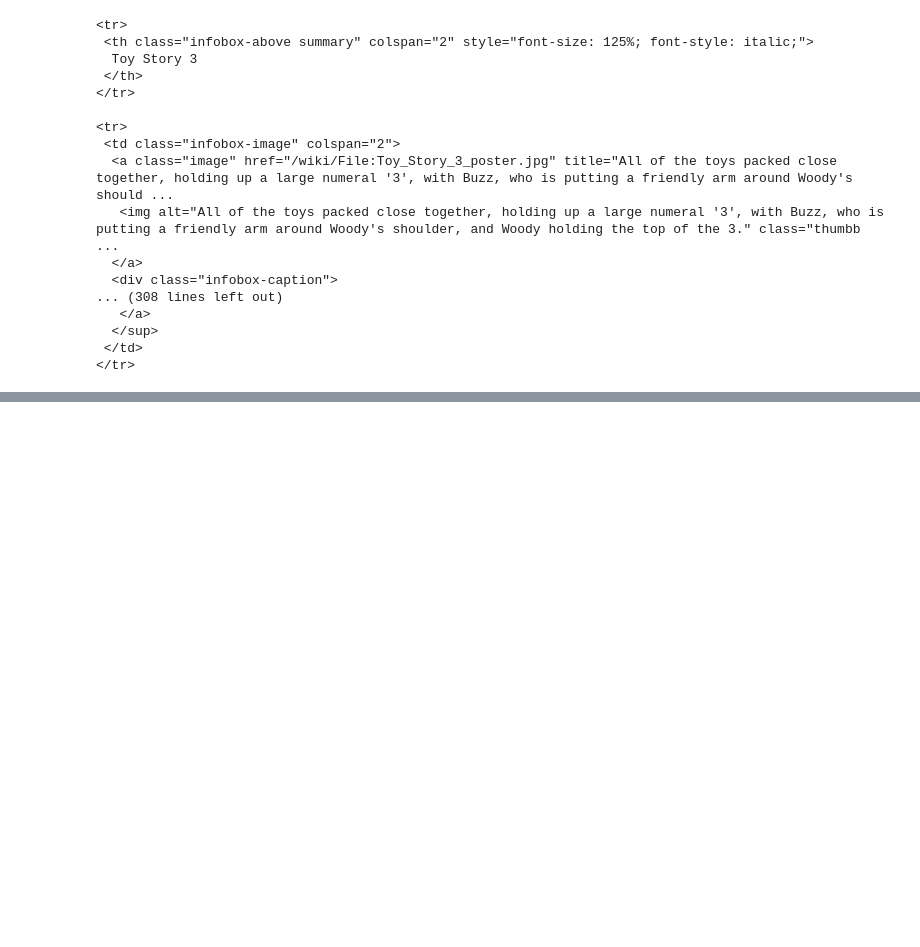
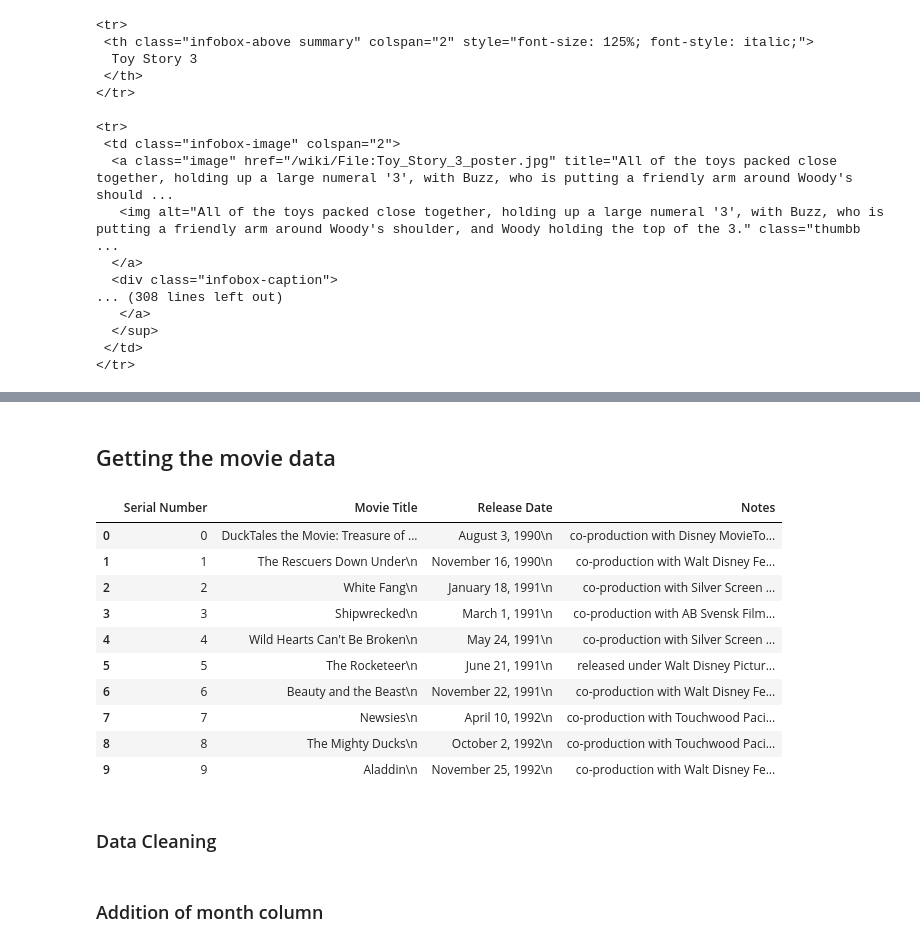
Before and after one commit to Newtanmukh/Python-projects, a Jupyter notebook: Real World Data Science/Yearwise Disney Movies Analysis.ipynb, the cells around one changed output, grey strips where cells are left out. Saved outputs shown, nothing was run; the diff lists cells and outputs as text; code cells hidden in the pictures; blank space fills up the shorter version.

```diff
--- a/Real World Data Science/Toy Story 3 Data Analysis.ipynb
+++ b/Real World Data Science/Yearwise Disney Movies Analysis.ipynb
@@ -124,0 +177,3 @@ print(movie_info)
+# %%
+movies=soup.find_all("table",attrs={"class":"wikitable sortable"})
+print(len(movies))
@@ -124,0 +184,15 @@ print(movie_info)
+# %%
+movie_links={}
+
+for index,movie in enumerate(movies):
+    if index>4 and index<9:
+        movies_in_this_year=movie.find("tbody").find_all("tr")
+        for movie in movies_in_this_year:
+            if movie.find("a"):
+                movie_title=movie.find("a")['title']
+                movie_link=movie.find("a")['href']
+                #print(movie_title)
+                movie_links[movie_title]=movie_link
+
+
+movie_links
@@ -124,0 +217,38 @@ print(movie_info)
+# %% [markdown]
+## Getting the movie data
+# %%
+columns=['Serial Number','Movie Title','Release Date','Notes']
+movie_list=pd.DataFrame(columns=columns)
+
+i=0
+
+
+
+for index,movie in enumerate(movies):
+    if index>4 and index<9:
+        movies_in_this_year=movie.find("tbody").find_all("tr")
+        for movie in movies_in_this_year:
+            row_data=movie.find_all("td")
+            if len(row_data)==3:
+                title_movie=row_data[0].get_text()
+                release_date=row_data[1].get_text()
+                if row_data[2].get_text():
+                    notes=row_data[2].get_text()
+                else:
+                    notes="N/A"
+                movie_list.loc[i]=[i,title_movie,release_date,notes]
+                i=i+1
+# %%
+movie_list.head(10)
+# %% [output]
+|  | Serial Number | Movie Title | Release Date | Notes |
+| 0 | 0 | DuckTales the Movie: Treasure of ... | August 3, 1990\n | co-production with Disney MovieTo... |
+| 1 | 1 | The Rescuers Down Under\n | November 16, 1990\n | co-production with Walt Disney Fe... |
+| 2 | 2 | White Fang\n | January 18, 1991\n | co-production with Silver Screen ... |
+| 3 | 3 | Shipwrecked\n | March 1, 1991\n | co-production with AB Svensk Film... |
+| 4 | 4 | Wild Hearts Can't Be Broken\n | May 24, 1991\n | co-production with Silver Screen ... |
+| 5 | 5 | The Rocketeer\n | June 21, 1991\n | released under Walt Disney Pictur... |
+| 6 | 6 | Beauty and the Beast\n | November 22, 1991\n | co-production with Walt Disney Fe... |
+| 7 | 7 | Newsies\n | April 10, 1992\n | co-production with Touchwood Paci... |
+| 8 | 8 | The Mighty Ducks\n | October 2, 1992\n | co-production with Touchwood Paci... |
+| 9 | 9 | Aladdin\n | November 25, 1992\n | co-production with Walt Disney Fe... |
@@ -124,0 +259,2 @@ print(movie_info)
+# %% [markdown]
+### Data Cleaning
@@ -124,0 +266,2 @@ print(movie_info)
+# %% [markdown]
+### Addition of month column
```
Also changed, not shown: parts of 45 cells of this notebook, 3 other files.
